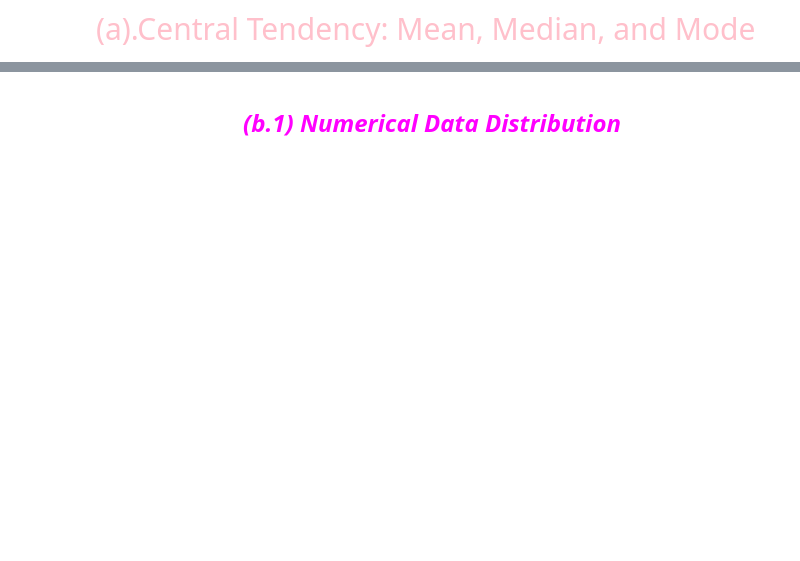
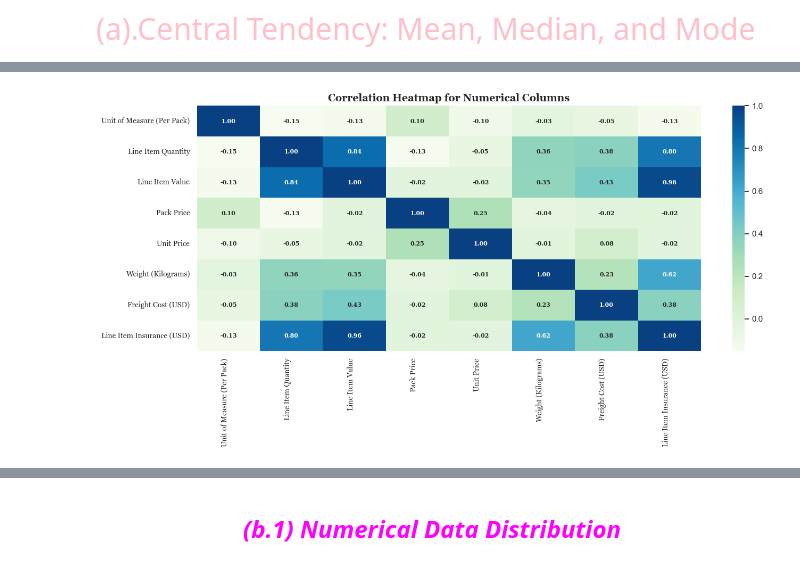
Before and after one commit to rashmiKumari03/Shipment-Price-Prediction, a Jupyter notebook: Notebook/Analyzing_Data.ipynb, the cells around one changed output, grey strips where cells are left out. Cells and saved outputs as stored; diff of their text form; code cells hidden in the pictures; blank space fills up the shorter version.

```diff
--- a/Notebook/Analyzing_Data.ipynb
+++ b/Notebook/Analyzing_Data.ipynb
@@ -781,0 +945,20 @@ pd.DataFrame(data=data.dtypes.values,index=data.dtypes.index).T
+# %%
+sns.set_theme(style="whitegrid")
+plt.figure(figsize=(14,7))
+sns.heatmap(
+    data[numerical_cols].corr(),
+    annot=True,
+    cmap='GnBu',
+    fmt='.2f',
+    annot_kws={"size":8, "weight": "bold", "family": "serif"},
+)
+
+plt.title('Correlation Heatmap for Numerical Columns',
+          fontsize=14, fontweight='bold', family='Georgia')
+
+plt.xticks(rotation=90, ha='right', fontsize=10, family='Georgia')
+plt.yticks(rotation=0, fontsize=10, family='Georgia')
+plt.tight_layout()
+plt.show()
+# %% [output]
+[figure, added]
```
Also changed, not shown: parts of 55 cells of this notebook.
